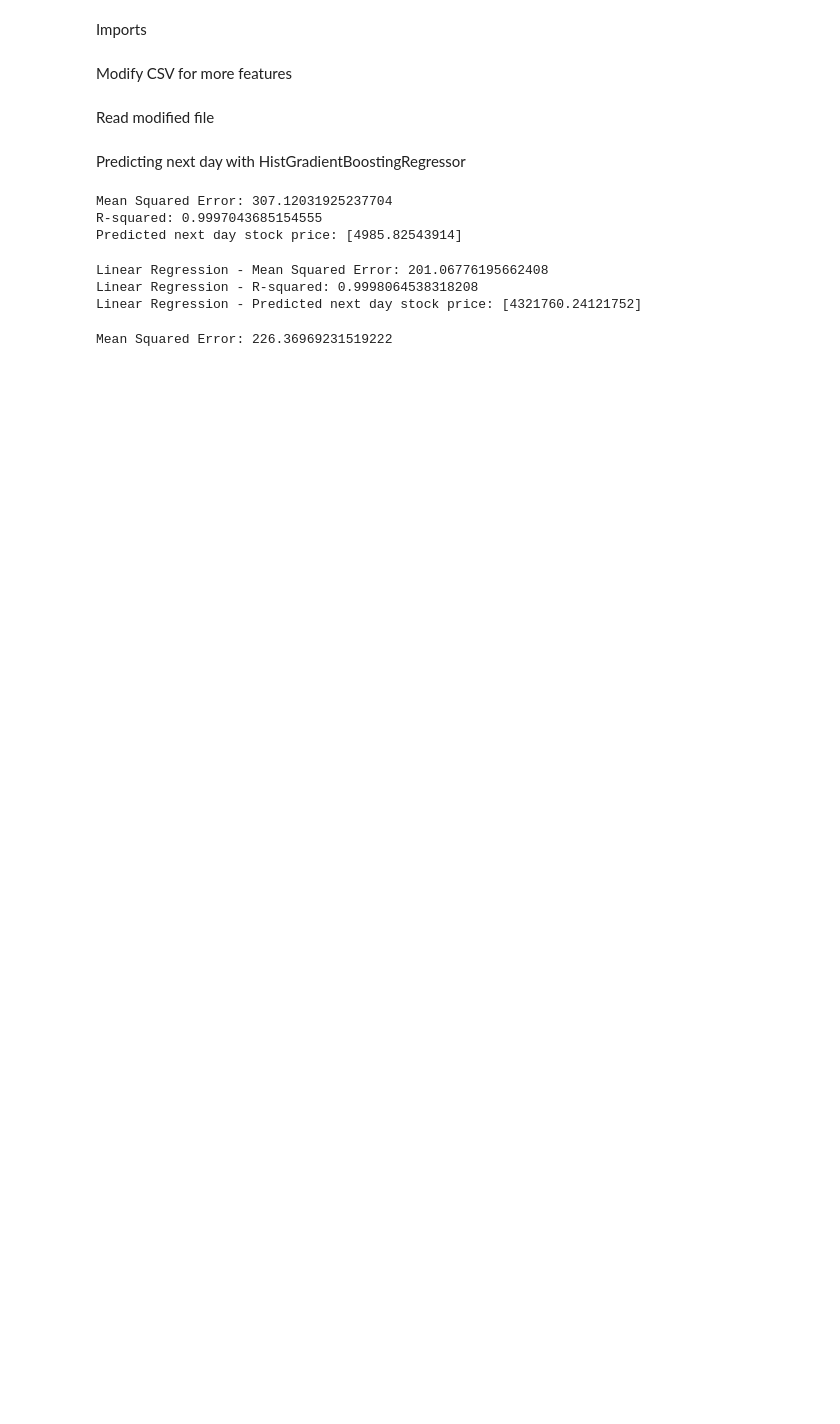
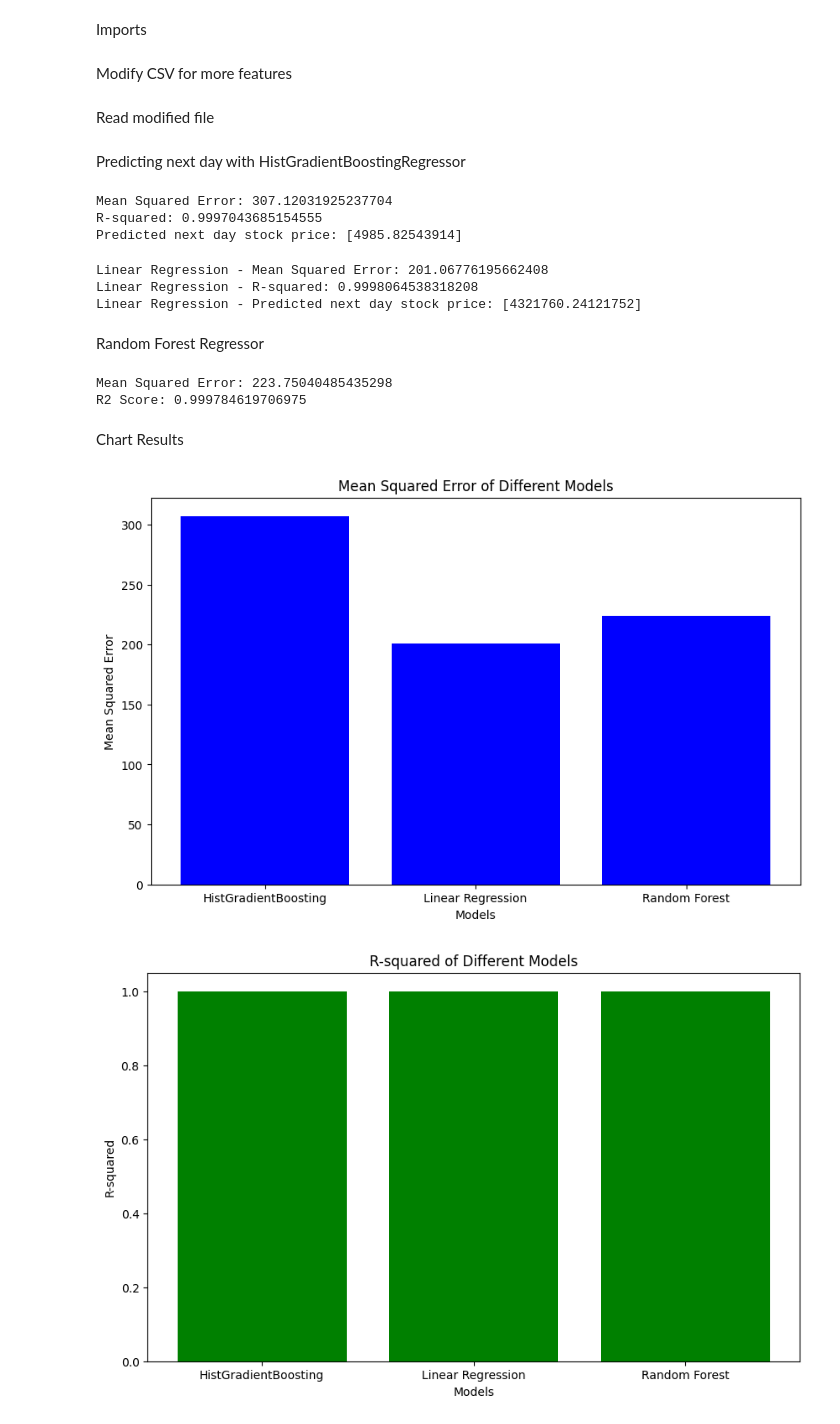
Before and after one commit to bryanarriaga67/Machine-Learning-Project, a Jupyter notebook: main.ipynb, the cells around one changed output. Cells and saved outputs as stored; diff of their text form; code cells hidden in the pictures; blank space fills up the shorter version.

Commit message:
Add plots

```diff
--- a/main.ipynb
+++ b/main.ipynb
@@ -131,10 +133,10 @@ linear_regressor.fit(X_train, y_train)
 y_pred = linear_regressor.predict(X_test)
 
 # Evaluating the model's performance
-mse = mean_squared_error(y_test, y_pred)
-r2 = r2_score(y_test, y_pred)
-print("Linear Regression - Mean Squared Error:", mse)
-print("Linear Regression - R-squared:", r2)
+mse_linear_reg = mean_squared_error(y_test, y_pred)
+r2_linear_reg = r2_score(y_test, y_pred)
+print("Linear Regression - Mean Squared Error:", mse_linear_reg)
+print("Linear Regression - R-squared:", r2_linear_reg)
 
 # Preparing future data for prediction
 future_data = pd.DataFrame({
@@ -176,13 +178,49 @@ print("Linear Regression - Predicted next day stock price:", future_pred)
 Linear Regression - Mean Squared Error: 201.06776195662408
 Linear Regression - R-squared: 0.9998064538318208
 Linear Regression - Predicted next day stock price: [4321760.24121752]
+# %% [markdown]
+Random Forest Regressor
 # %%
 X_train, X_test, y_train, y_test = train_test_split(X_scaled, y, test_size=0.2, random_state=42)
 rff_model = RandomForestRegressor(random_state=42)
 rff_model.fit(X_train, y_train)
 y_pred = rff_model.predict(X_test)
-mse = mean_squared_error(y_test, y_pred)
-r2 = r2_score(y_test, y_pred)
-print("Mean Squared Error:", mse)
+mse_random_forest = mean_squared_error(y_test, y_pred)
+r2_random_forest = r2_score(y_test, y_pred)
+print("Mean Squared Error:", mse_random_forest)
+print("R2 Score:", r2_random_forest )
 # %% [output]
-Mean Squared Error: 226.36969231519222
+Mean Squared Error: 223.75040485435298
+R2 Score: 0.999784619706975
+# %% [markdown]
+Chart Results
+# %%
+import matplotlib.pyplot as plt
+
+# Names of models
+models = ['HistGradientBoosting', 'Linear Regression', 'Random Forest']
+
+# Mean Squared Error values
+mse_values = [mse_gradient_reg, mse_linear_reg, mse_random_forest]
+
+# R-squared values
+r2_values = [r2_gradient_reg, r2_linear_reg, r2_random_forest]
+
+# Plotting the Mean Squared Error
+plt.figure(figsize=(10, 6))
+plt.bar(models, mse_values, color='blue')
+plt.xlabel('Models')
+plt.ylabel('Mean Squared Error')
+plt.title('Mean Squared Error of Different Models')
+plt.show()
+
+# Plotting the R-squared values
+plt.figure(figsize=(10, 6))
+plt.bar(models, r2_values, color='green')
+plt.xlabel('Models')
+plt.ylabel('R-squared')
+plt.title('R-squared of Different Models')
+plt.show()
+# %% [output]
+[figure, added]
+[figure, added]
```
Also changed, not shown: parts of 2 cells of this notebook, 1 other file.
